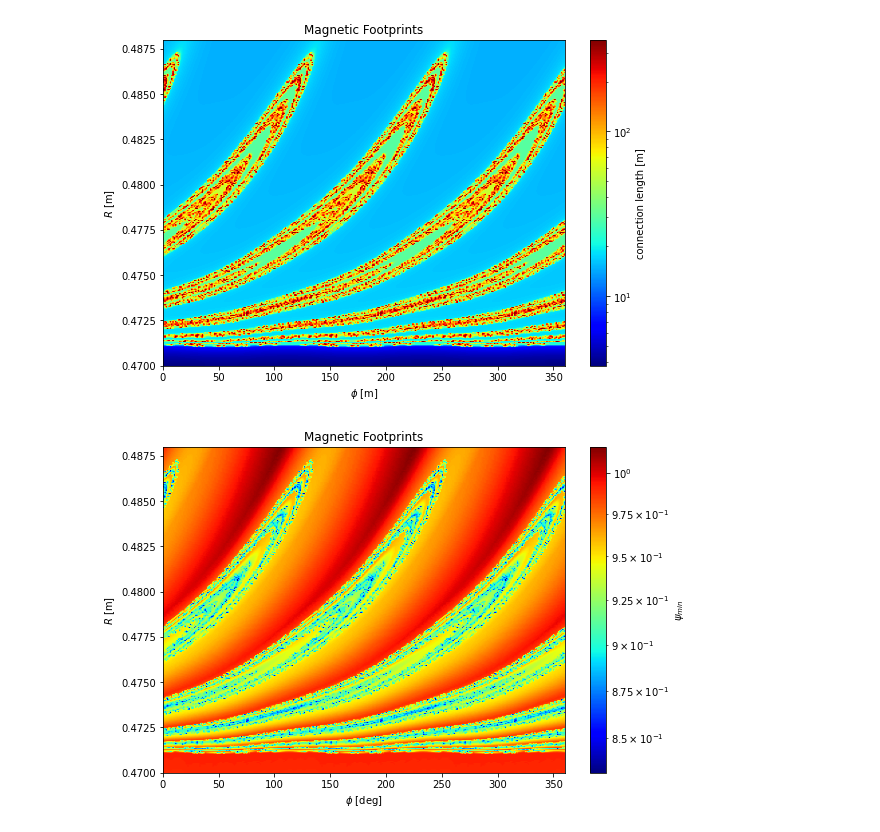
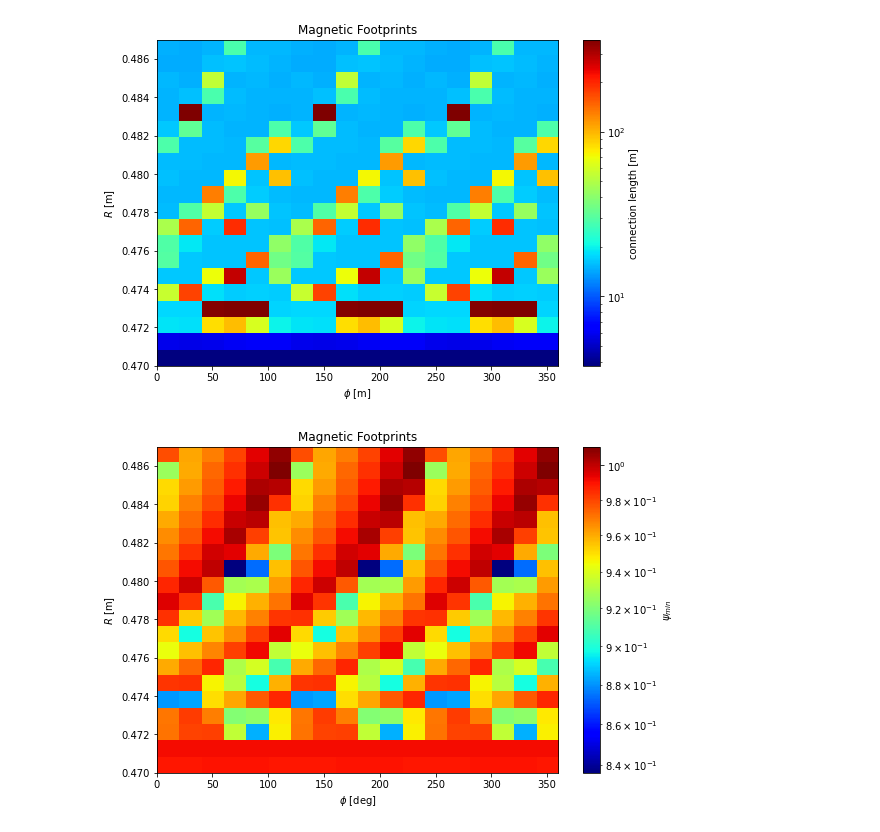
Before and after one commit to ojrfernandes/maglib, a Jupyter notebook: maglit/tcabr_footprints/plot_test.ipynb, the cells around one changed output. Drawn from its saved outputs; the diff is of its cells as text; code cells hidden in the pictures.

```diff
--- a/maglit/tcabr_footprints/plot_test.ipynb
+++ b/maglit/tcabr_footprints/plot_test.ipynb
@@ -6,7 +6,7 @@ import matplotlib.pyplot as plt
 from matplotlib.colors import LogNorm
 
 # Load data
-data = np.loadtxt('test_reading_00.dat')
+data = np.loadtxt('test_reading_02.dat')
 
 # Extract relevant columns
 x = data[:, 2] #phi
@@ -58,15 +58,16 @@ plt.title('Magnetic Footprints')
 # Show plot
 plt.show()
 # %% [output]
-[figure, old version]
+[figure, new version]
 # %%
 ## Plot psi_min
 # Import required modules
 import numpy as np
 import matplotlib.pyplot as plt
+from matplotlib.colors import LogNorm
 
 # Load data
-data = np.loadtxt('test_reading_00.dat')
+data = np.loadtxt('test_reading_02.dat')
 
 # Extract relevant columns
 x = data[:, 2] #phi
@@ -90,31 +91,31 @@ plt.colorbar().set_label(r'$\psi_{min}$')
 x_min, x_max = 0, 360
 y_min, y_max = 0.471, 0.477
 
 num_x_divisions = 19
 num_y_divisions = 10
 
 # Generate x and y values for the grid
 x_grid = np.linspace(x_min, x_max, num_x_divisions)
 y_grid = np.linspace(y_min, y_max, num_y_divisions + 1)
 
 # Plot the grid
 #plt.grid(True, linestyle='--', linewidth=0.5, color='black', alpha=0.7)
 
 # Set x and y axis ranges
 #plt.xlim(x_min, x_max)
 #plt.ylim(y_min, y_max)
 
 # Set ticks for the grid
 #plt.xticks(x_grid)
 #plt.yticks(y_grid)
 
 
 # Labels
 plt.xlabel('$\phi$ [deg]')
 plt.ylabel('$R$ [m]')
 plt.title('Magnetic Footprints')
 
 # Show plot
 plt.show()
 # %% [output]
-[figure, old version]
+[figure, new version]
```
Also changed, not shown: 7 other files.
